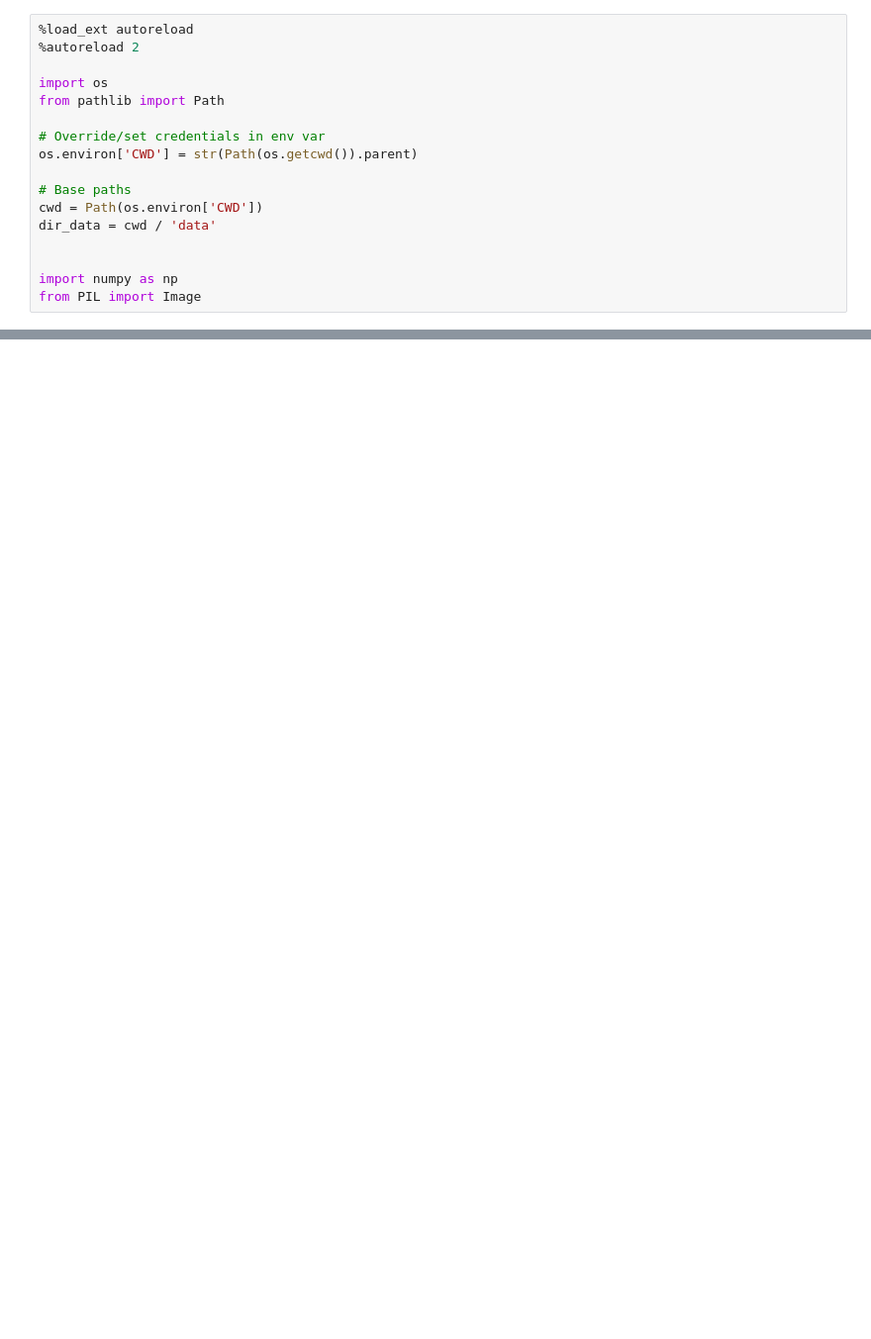
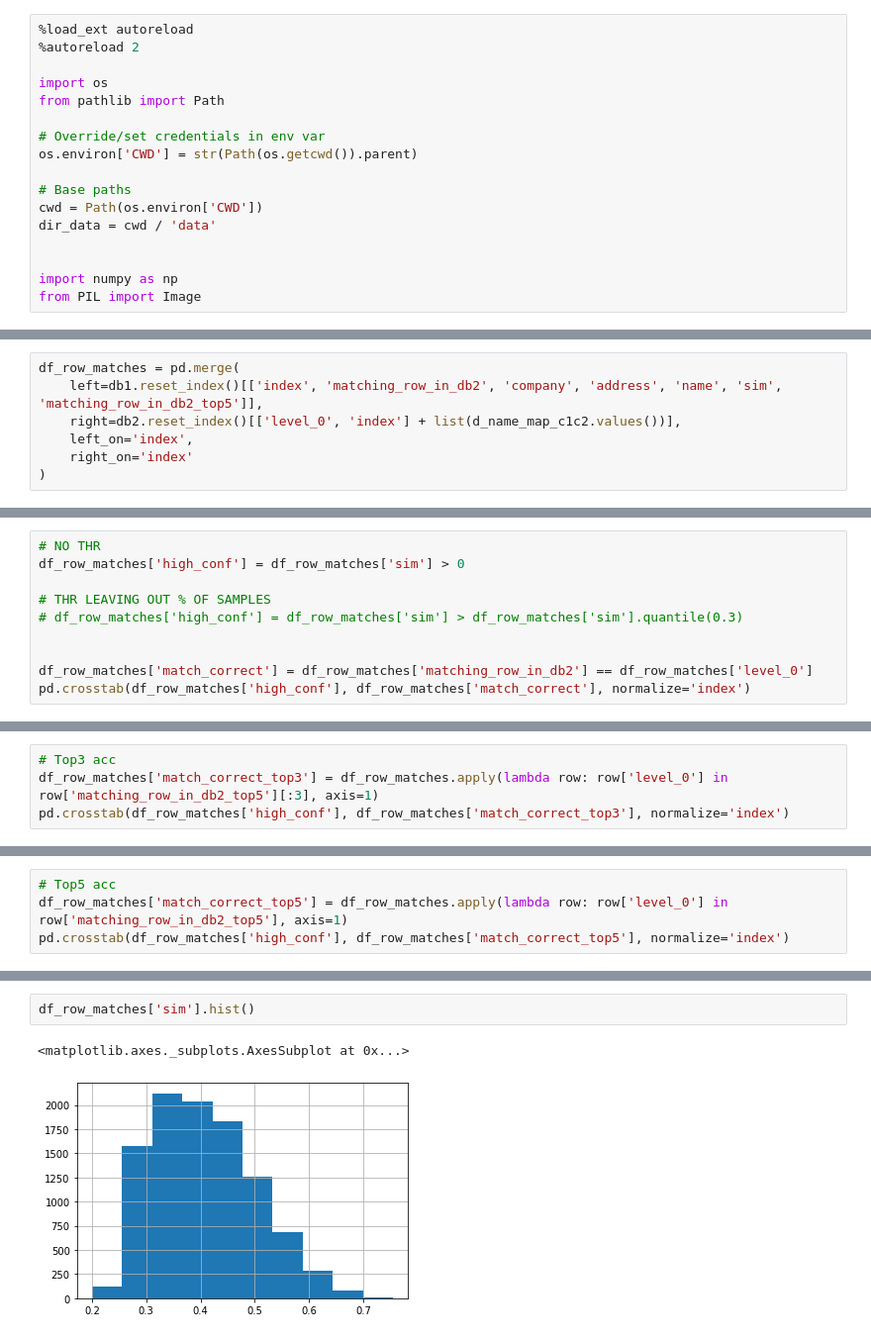
Before and after one commit to ivsanro1/research, a Jupyter notebook: record_linkage/content_aware_column_match_detection_between_databases.ipynb, the cells around one changed output, grey strips where cells are left out. Shown at 99% size. Drawn from its saved outputs; the diff is of its cells as text; blank space fills up the shorter version.

```diff
--- a/record_linkage/content_aware_column_match_detection_between_databases.ipynb
+++ b/record_linkage/content_aware_column_match_detection_between_databases.ipynb
@@ -210,0 +306,7 @@ matched
+# %%
+df_row_matches = pd.merge(
+    left=db1.reset_index()[['index', 'matching_row_in_db2', 'company', 'address', 'name', 'sim', 'matching_row_in_db2_top5']],
+    right=db2.reset_index()[['level_0', 'index'] + list(d_name_map_c1c2.values())],
+    left_on='index',
+    right_on='index'
+)
@@ -210,0 +315,10 @@ matched
+# %%
+# NO THR
+df_row_matches['high_conf'] = df_row_matches['sim'] > 0
+
+# THR LEAVING OUT % OF SAMPLES
+# df_row_matches['high_conf'] = df_row_matches['sim'] > df_row_matches['sim'].quantile(0.3)
+
+
+df_row_matches['match_correct'] = df_row_matches['matching_row_in_db2'] == df_row_matches['level_0']
+pd.crosstab(df_row_matches['high_conf'], df_row_matches['match_correct'], normalize='index')
@@ -210,0 +329,4 @@ matched
+# %%
+# Top3 acc
+df_row_matches['match_correct_top3'] = df_row_matches.apply(lambda row: row['level_0'] in row['matching_row_in_db2_top5'][:3], axis=1)
+pd.crosstab(df_row_matches['high_conf'], df_row_matches['match_correct_top3'], normalize='index')
@@ -210,0 +337,4 @@ matched
+# %%
+# Top5 acc
+df_row_matches['match_correct_top5'] = df_row_matches.apply(lambda row: row['level_0'] in row['matching_row_in_db2_top5'], axis=1)
+pd.crosstab(df_row_matches['high_conf'], df_row_matches['match_correct_top5'], normalize='index')
@@ -210,0 +437,5 @@ matched
+# %%
+df_row_matches['sim'].hist()
+# %% [output]
+<matplotlib.axes._subplots.AxesSubplot at 0x...>
+[figure, added]
```
Also changed, not shown: parts of 60 cells of this notebook.
